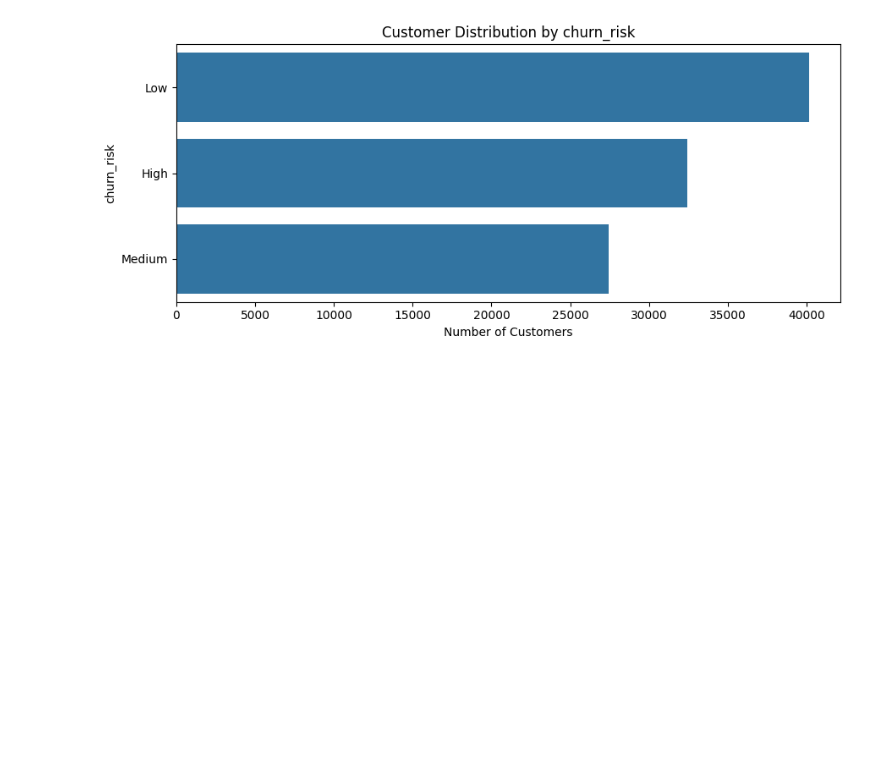
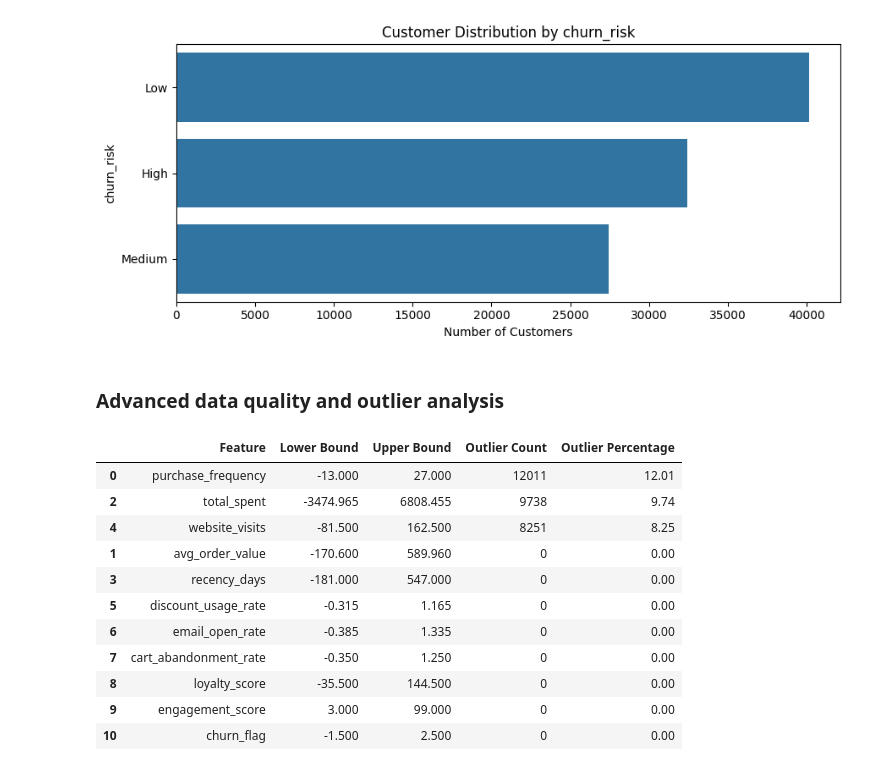
Before and after one commit to nehansa2003/AWS_Project, a Jupyter notebook: notebooks/EDA.ipynb, the cells around one changed output. Saved outputs shown, nothing was run; the diff lists cells and outputs as text; code cells hidden in the pictures; blank space fills up the shorter version.

Commit message:
Advanced data quality and outlier analysis

```diff
--- a/notebooks/EDA.ipynb
+++ b/notebooks/EDA.ipynb
@@ -228,3 +230,57 @@ Skipping customer_id: too many unique categories
 [figure]
 [figure]
 [figure]
+# %% [markdown]
+### Advanced data quality and outlier analysis
+# %%
+
+outlier_results = []
+
+for col in numeric_cols:
+    values = df[col].dropna()
+
+    if values.empty:
+        continue
+
+    q1 = values.quantile(0.25)
+    q3 = values.quantile(0.75)
+    iqr = q3 - q1
+
+    lower_bound = q1 - 1.5 * iqr
+    upper_bound = q3 + 1.5 * iqr
+
+    outlier_count = (
+        (values < lower_bound) | (values > upper_bound)
+    ).sum()
+
+    outlier_results.append({
+        "Feature": col,
+        "Lower Bound": lower_bound,
+        "Upper Bound": upper_bound,
+        "Outlier Count": int(outlier_count),
+        "Outlier Percentage": round(
+            outlier_count / len(values) * 100, 2
+        )
+    })
+
+outlier_df = pd.DataFrame(outlier_results)
+
+display(
+    outlier_df.sort_values(
+        "Outlier Percentage",
+        ascending=False
+    )
+)
+# %% [output]
+|  | Feature | Lower Bound | Upper Bound | Outlier Count | Outlier Percentage |
+| 0 | purchase_frequency | -13.000 | 27.000 | 12011 | 12.01 |
+| 2 | total_spent | -3474.965 | 6808.455 | 9738 | 9.74 |
+| 4 | website_visits | -81.500 | 162.500 | 8251 | 8.25 |
+| 1 | avg_order_value | -170.600 | 589.960 | 0 | 0.00 |
+| 3 | recency_days | -181.000 | 547.000 | 0 | 0.00 |
+| 5 | discount_usage_rate | -0.315 | 1.165 | 0 | 0.00 |
+| 6 | email_open_rate | -0.385 | 1.335 | 0 | 0.00 |
+| 7 | cart_abandonment_rate | -0.350 | 1.250 | 0 | 0.00 |
+| 8 | loyalty_score | -35.500 | 144.500 | 0 | 0.00 |
+| 9 | engagement_score | 3.000 | 99.000 | 0 | 0.00 |
+| 10 | churn_flag | -1.500 | 2.500 | 0 | 0.00 |
```
Also changed, not shown: parts of 1 cell of this notebook.
